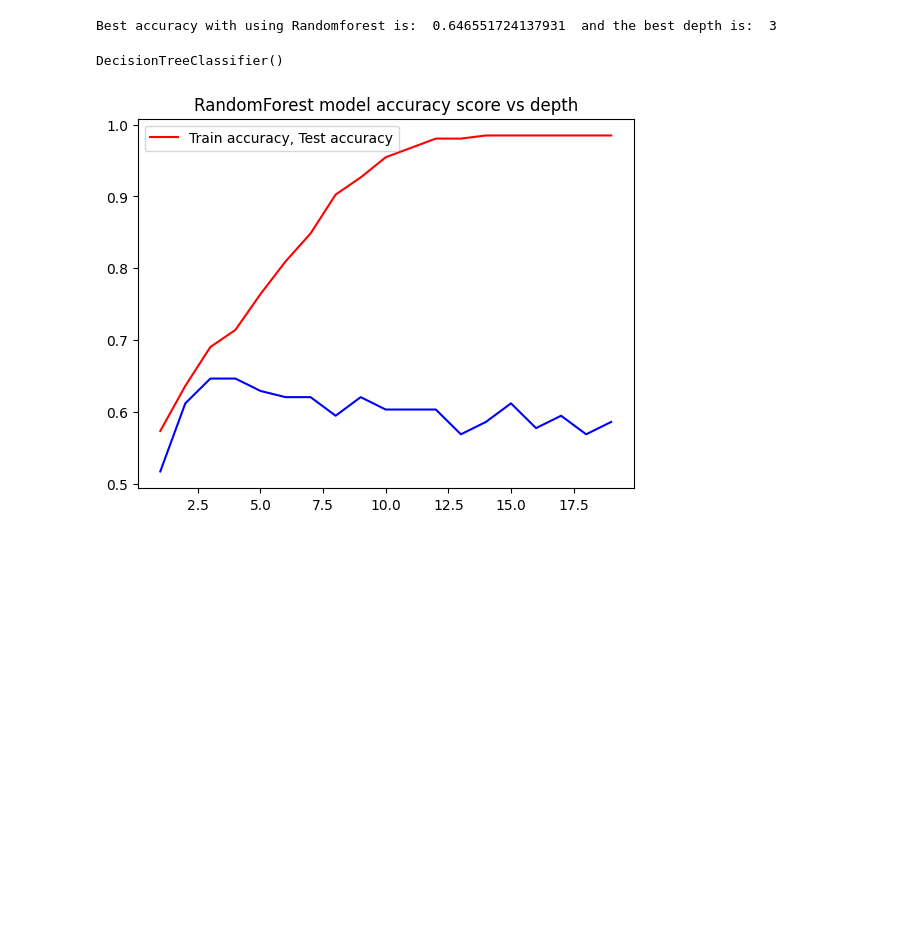
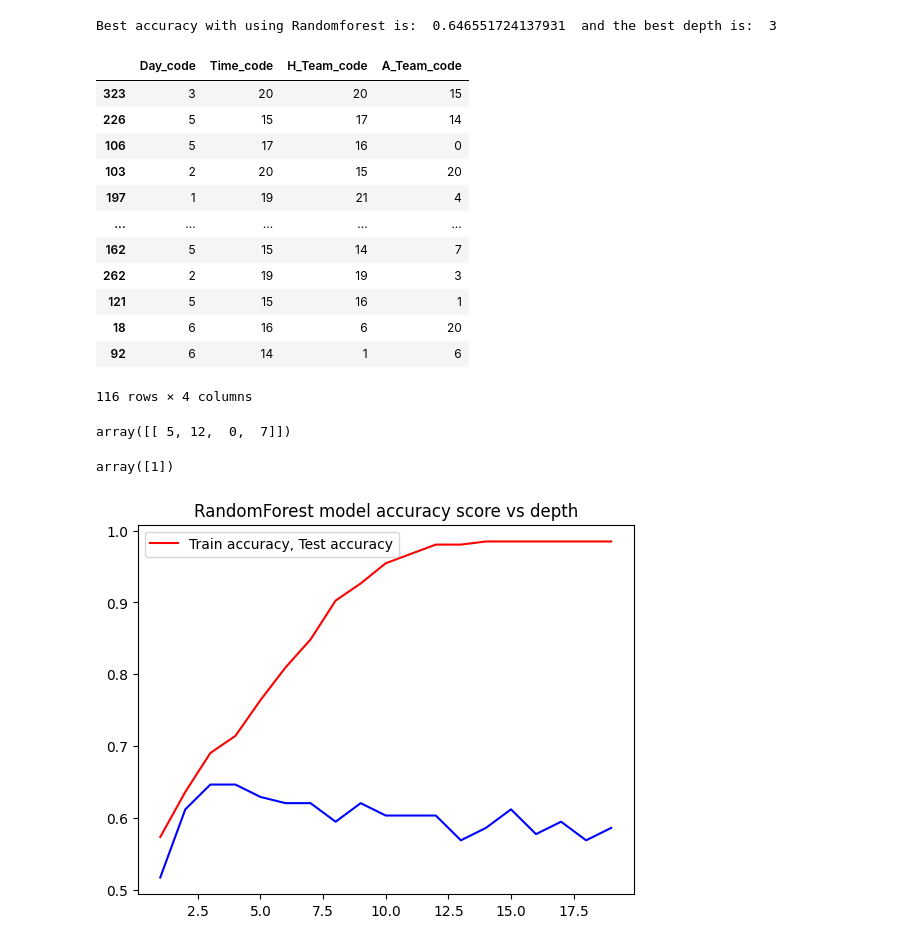
Before and after one commit to LiZoMark841619/Balazs1982, a Jupyter notebook: soccer/model.ipynb, the cells around one changed output. Cells and saved outputs as stored; diff of their text form; code cells hidden in the pictures; blank space fills up the shorter version.

```diff
--- a/soccer/model.ipynb
+++ b/soccer/model.ipynb
@@ -342,10 +342,33 @@ best_depth = depths[np.argmax(accuracy_test)]
 print('Best accuracy with using Randomforest is: ', best_acc, ' and the best depth is: ', best_depth)
 # %% [output]
 Best accuracy with using Randomforest is:  0.646551724137931  and the best depth is:  3
+# %%
+X_test
+# %% [output]
+|  | Day_code | Time_code | H_Team_code | A_Team_code |
+| 323 | 3 | 20 | 20 | 15 |
+| 226 | 5 | 15 | 17 | 14 |
+| 106 | 5 | 17 | 16 | 0 |
+| 103 | 2 | 20 | 15 | 20 |
+| 197 | 1 | 19 | 21 | 4 |
+| ... | ... | ... | ... | ... |
+| 162 | 5 | 15 | 14 | 7 |
+| 262 | 2 | 19 | 19 | 3 |
+| 121 | 5 | 15 | 16 | 1 |
+| 18 | 6 | 16 | 6 | 20 |
+| 92 | 6 | 14 | 1 | 6 |
+116 rows × 4 columns
+# %%
+test_one = np.array([5, 12, 0, 7])
+test_one = test_one.reshape(1, -1)
+test_one
+# %% [output]
+array([[ 5, 12,  0,  7]])
 # %%
-test_preds = model.predict()
+test_preds = model.predict(test_one)
+test_preds
 # %% [output]
-DecisionTreeClassifier()
+array([1])
 # %%
 plt.plot(depths, accuracy_train, 'r', depths, accuracy_test, 'b')
 plt.title('RandomForest model accuracy score vs depth')
```
Also changed, not shown: parts of 1 cell of this notebook.
